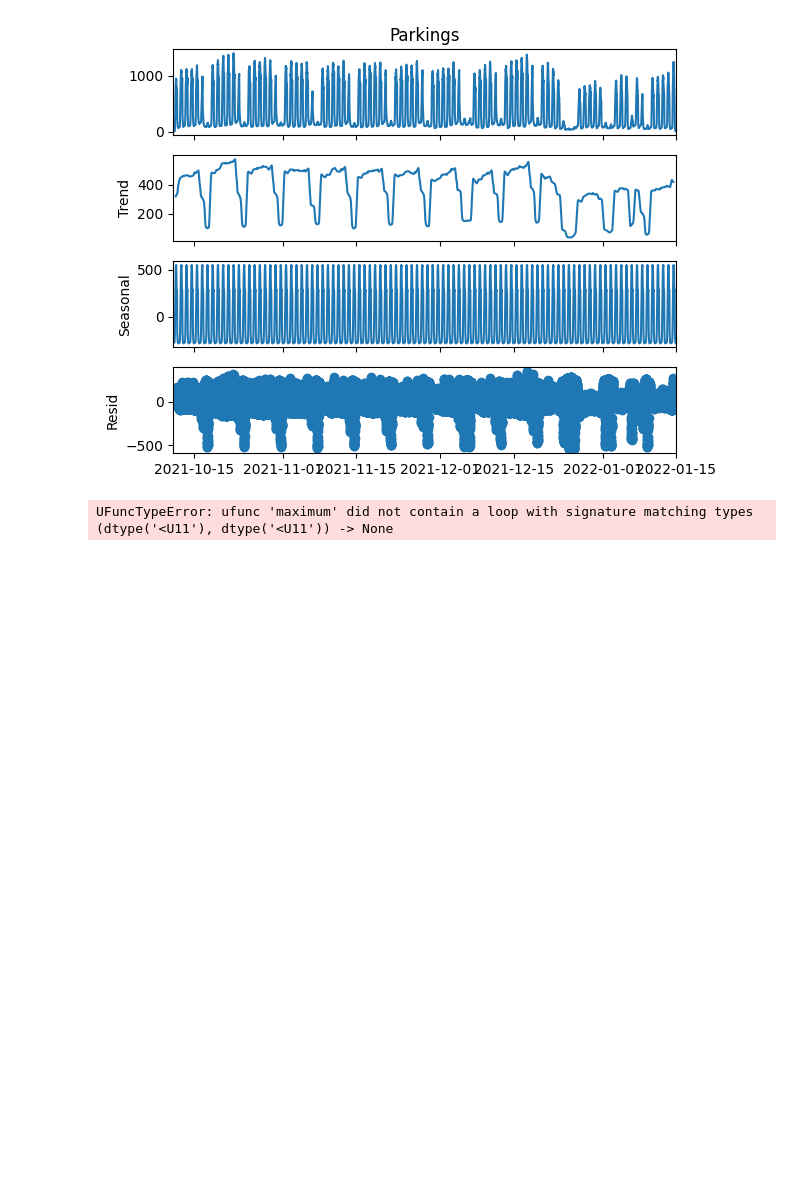
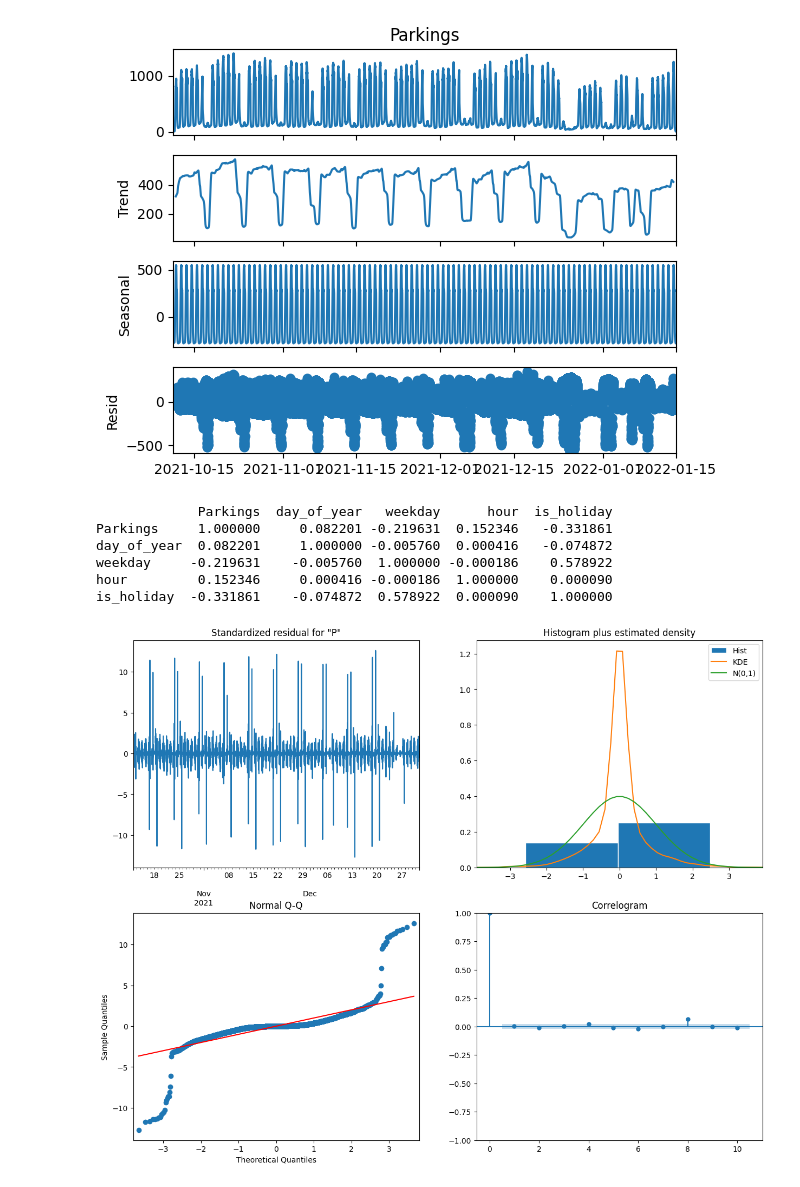
Before and after one commit to vsjostro/parking-prediction, a Jupyter notebook: arima/sarima.ipynb, the cells around one changed output. Drawn from its saved outputs; the diff is of its cells as text; code cells hidden in the pictures; blank space fills up the shorter version.

```diff
--- a/arima/sarima.ipynb
+++ b/arima/sarima.ipynb
@@ -337,43 +236,66 @@ df['Time'] = pd.to_datetime(df['Time'])
 df.set_index('Time', inplace=True)
 df.sort_index(inplace=True)
 
+df['day_of_year'] = df['day_of_year'].astype(int)
+df['weekday'] = df['weekday'].astype(int)
+df['hour'] = df['hour'].astype(int)
+df['is_holiday'] = df['is_holiday'].astype(int)
+
 # Seasonal decomposition
 # Since the data is already in 15-minute intervals, we'll directly decompose it
 decomposition = seasonal_decompose(df['Parkings'], model='additive', period=96)  # 96 periods in a day (24 hours * 4 quarters)
 decomposition.plot()
 plt.show()
 
+exogenous_features = ["day_of_year","weekday","hour","is_holiday"]
 
-exogenous_features = ["day_of_year","weekday","hour","is_holiday"]
+from sklearn.preprocessing import StandardScaler
+
+# Scale the exogenous features
+scaler = StandardScaler()
+df[exogenous_features] = scaler.fit_transform(df[exogenous_features])
+
+print(df[['Parkings'] + exogenous_features].corr())  # Check correlations between target and exogenous features
+
+
 
 # Split the data into training and test sets
 end_date = datetime(2022, 1, 1)
 train_data = df[df.index < end_date]
 test_data = df[df.index >= end_date]
-
 # Ensure the training data index has a frequency set (15 minutes)
 train_data.index = pd.DatetimeIndex(train_data.index.values, freq='15min')  # '15T' stands for 15-minute frequency
+
+# Split the exogenous features into train and test sets, aligned with the target variable
+exogenous_train = df.loc[df.index < end_date, exogenous_features]
+exogenous_test = df.loc[df.index >= end_date, exogenous_features]
+
 
 # Define SARIMA model parameters (p, d, q) and seasonal parameters (P, D, Q, m)
 p = 3
 d = 1
 q = 2
-P = 1
+P = 0
 D = 1
-Q = 1
+Q = 0
 m = 96  # 96 periods in a day (15 minutes * 96 = 24 hours)
 # %% [output]
 [figure]
+             Parkings  day_of_year   weekday      hour  is_holiday
+Parkings     1.000000     0.082201 -0.219631  0.152346   -0.331861
+day_of_year  0.082201     1.000000 -0.005760  0.000416   -0.074872
+weekday     -0.219631    -0.005760  1.000000 -0.000186    0.578922
+hour         0.152346     0.000416 -0.000186  1.000000    0.000090
+is_holiday  -0.331861    -0.074872  0.578922  0.000090    1.000000
 # %%
 
-
 # Fit the SARIMA model
-model = SARIMAX(train_data['Parkings'], order=(p, d, q), seasonal_order=(P, D, Q, m), exog=exogenous_features)
+model = SARIMAX(train_data['Parkings'], order=(p, d, q), seasonal_order=(P, D, Q, m), exog=exogenous_train)
 sarima_results = model.fit()
 
 # Model diagnostics
 sarima_results.plot_diagnostics(figsize=(15, 12))
 plt.show()
 # %% [output]
-UFuncTypeError: ufunc 'maximum' did not contain a loop with signature matching types (dtype('<U11'), dtype('<U11')) -> None
+[figure, added]
 # %%
```
Also changed, not shown: parts of 5 cells of this notebook, 9 other files.
